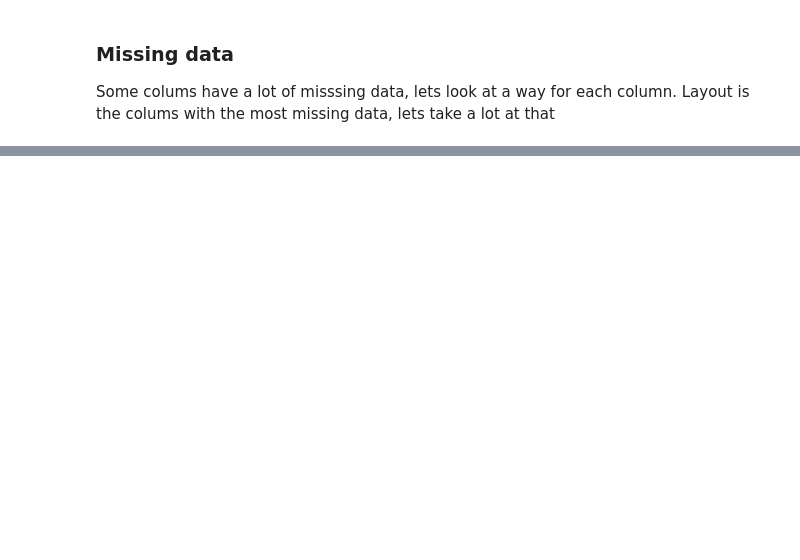
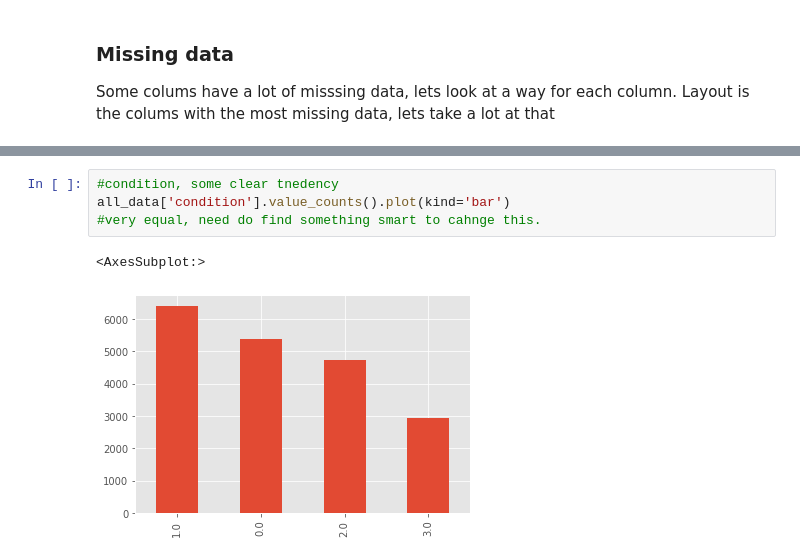
Before and after one commit to kjappvaffel/moscow_housing, a Jupyter notebook: EDA_DataCleaning_FeatureEngineering/EDA.ipynb, the cells around one changed output, grey strips where cells are left out. Cells and saved outputs as stored; diff of their text form; blank space fills up the shorter version.

```diff
--- a/EDA_DataCleaning_FeatureEngineering/EDA.ipynb
+++ b/EDA_DataCleaning_FeatureEngineering/EDA.ipynb
@@ -1045,0 +838,7 @@ In this section i will try to look at the differences in the training and test s
+# %%
+#condition, some clear tnedency
+all_data['condition'].value_counts().plot(kind='bar')
+#very equal, need do find something smart to cahnge this.
+# %% [output]
+<AxesSubplot:>
+[figure, added]
```
Also changed, not shown: parts of 51 cells of this notebook.
